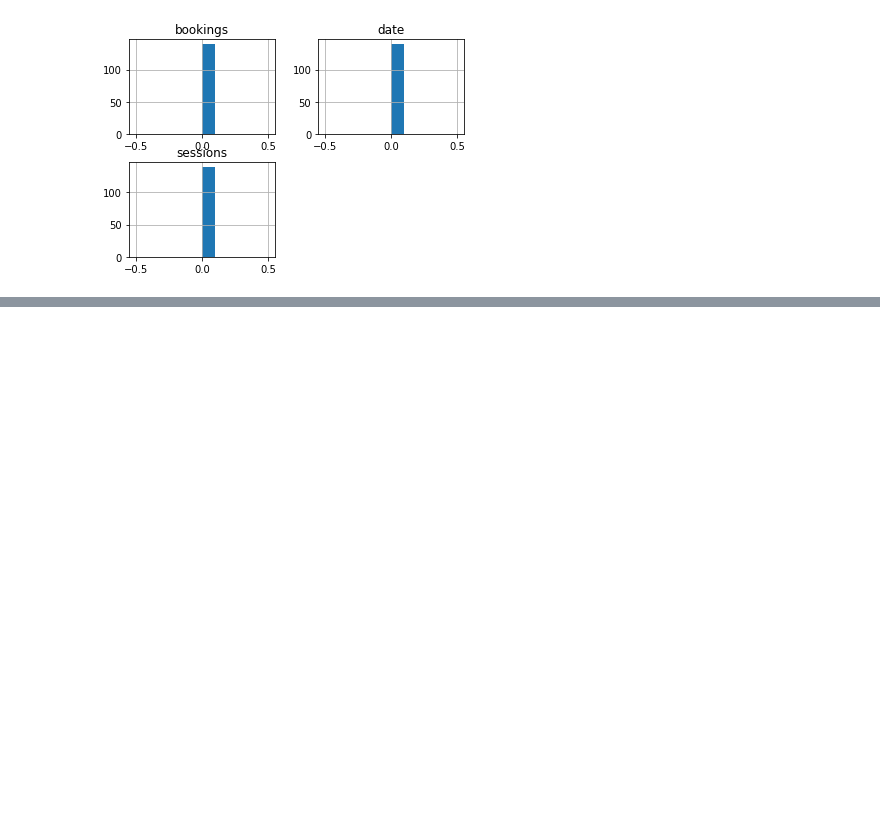
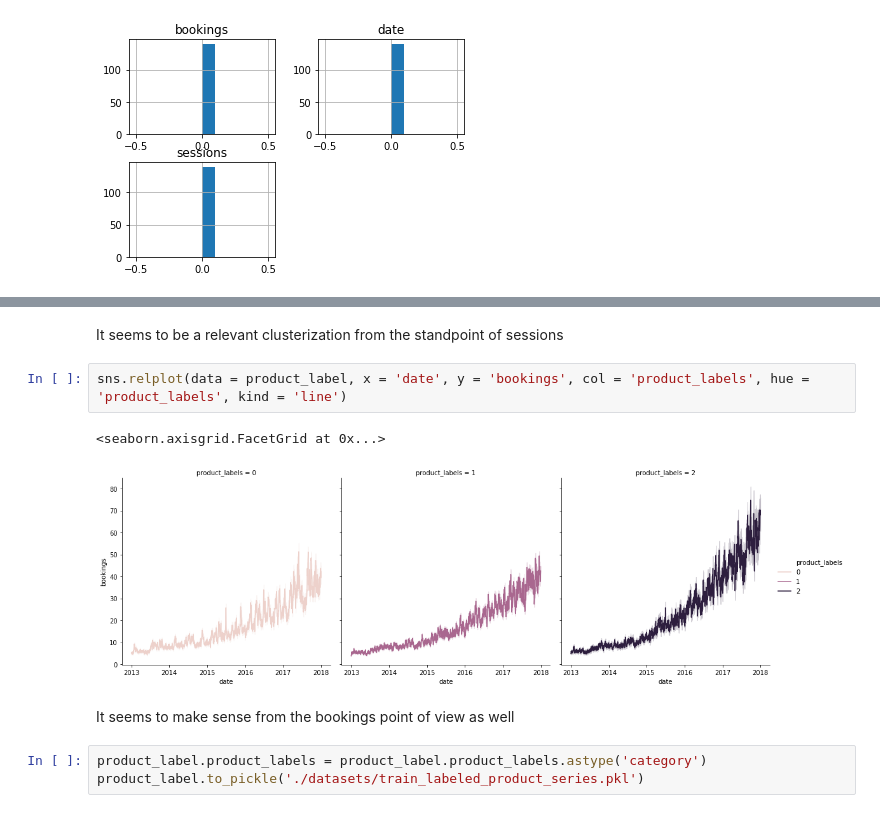
Before and after one commit to louislouisloui/otb, a Jupyter notebook: 10_cluster_poduct_type.ipynb, the cells around one changed output, grey strips where cells are left out. Drawn from its saved outputs; the diff is of its cells as text; blank space fills up the shorter version.

```diff
--- a/10_cluster_poduct_type.ipynb
+++ b/10_cluster_poduct_type.ipynb
@@ -63,0 +68,12 @@ sns.relplot(data=dt_plot, x = 'date',y='sessions',hue = 'type',kind='line')
+# %% [markdown]
+It seems to be a relevant clusterization from the standpoint of sessions
+# %%
+sns.relplot(data = product_label, x = 'date', y = 'bookings', col = 'product_labels', hue = 'product_labels', kind = 'line')
+# %% [output]
+<seaborn.axisgrid.FacetGrid at 0x...>
+[figure, added]
+# %% [markdown]
+It seems to make sense from the bookings point of view as well
+# %%
+product_label.product_labels = product_label.product_labels.astype('category')
+product_label.to_pickle('./datasets/train_labeled_product_series.pkl')
```
Also changed, not shown: parts of 21 cells of this notebook, 1 other file.
